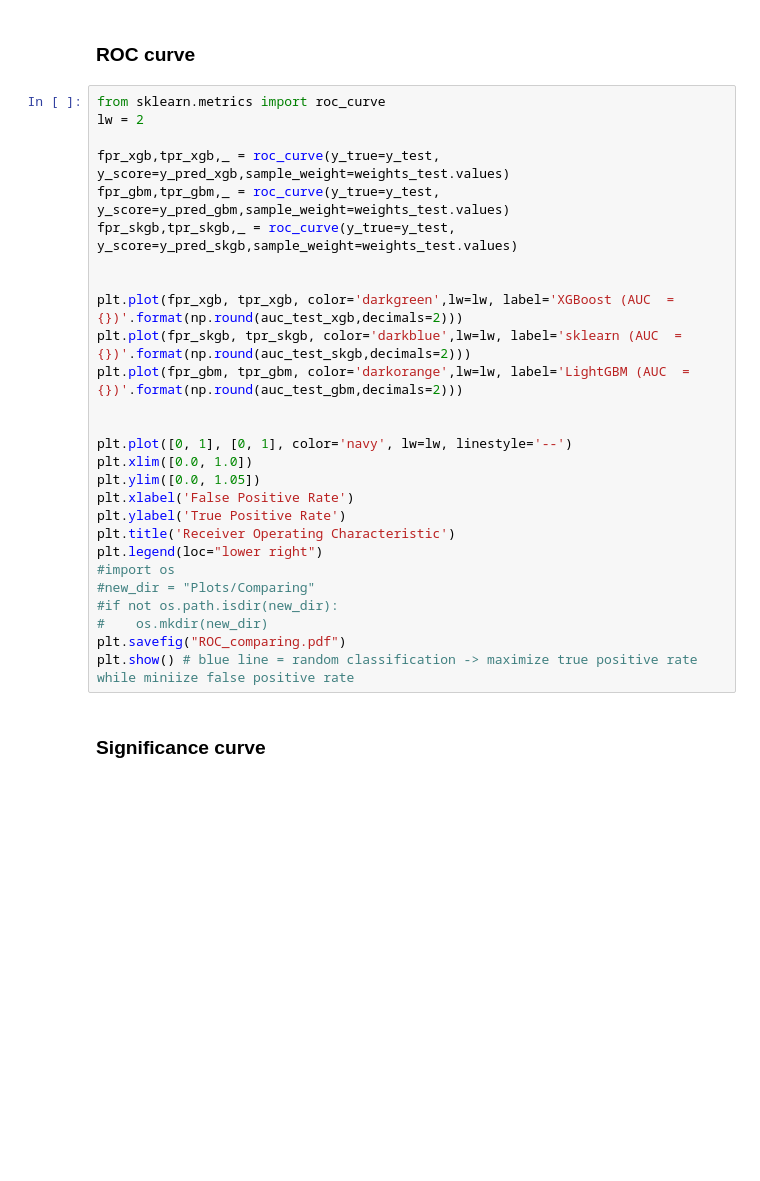
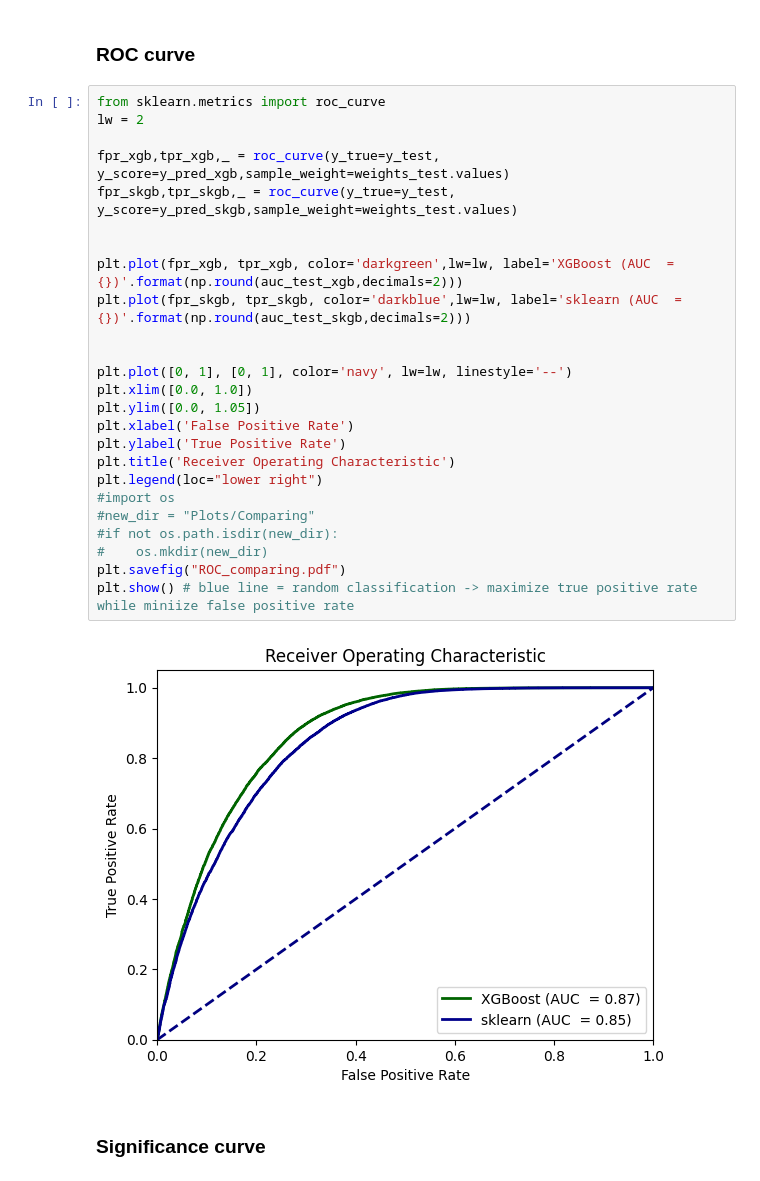
Before and after one commit to hsf-india-may2023/ml_introduction, a Jupyter notebook: ML_Tutorial_exercise1.ipynb, the cells around one changed output. Cells and saved outputs as stored; diff of their text form; blank space fills up the shorter version.

```diff
--- a/ML_Tutorial_exercise1.ipynb
+++ b/ML_Tutorial_exercise1.ipynb
@@ -692,30 +800,30 @@ plt.show()
 # %%
 from sklearn.metrics import roc_curve
 lw = 2
 
 fpr_xgb,tpr_xgb,_ = roc_curve(y_true=y_test, y_score=y_pred_xgb,sample_weight=weights_test.values)
-fpr_gbm,tpr_gbm,_ = roc_curve(y_true=y_test, y_score=y_pred_gbm,sample_weight=weights_test.values)
 fpr_skgb,tpr_skgb,_ = roc_curve(y_true=y_test, y_score=y_pred_skgb,sample_weight=weights_test.values)
 
 
 plt.plot(fpr_xgb, tpr_xgb, color='darkgreen',lw=lw, label='XGBoost (AUC  = {})'.format(np.round(auc_test_xgb,decimals=2)))
 plt.plot(fpr_skgb, tpr_skgb, color='darkblue',lw=lw, label='sklearn (AUC  = {})'.format(np.round(auc_test_skgb,decimals=2)))
-plt.plot(fpr_gbm, tpr_gbm, color='darkorange',lw=lw, label='LightGBM (AUC  = {})'.format(np.round(auc_test_gbm,decimals=2)))
 
 
 plt.plot([0, 1], [0, 1], color='navy', lw=lw, linestyle='--')
 plt.xlim([0.0, 1.0])
 plt.ylim([0.0, 1.05])
 plt.xlabel('False Positive Rate')
 plt.ylabel('True Positive Rate')
 plt.title('Receiver Operating Characteristic')
 plt.legend(loc="lower right")
 #import os
 #new_dir = "Plots/Comparing"
 #if not os.path.isdir(new_dir):
 #    os.mkdir(new_dir)
 plt.savefig("ROC_comparing.pdf")
 plt.show() # blue line = random classification -> maximize true positive rate while miniize false positive rate
+# %% [output]
+[figure, added]
 # %% [markdown]
 ### Significance curve
 # %%
```
Also changed, not shown: parts of 36 cells of this notebook.
